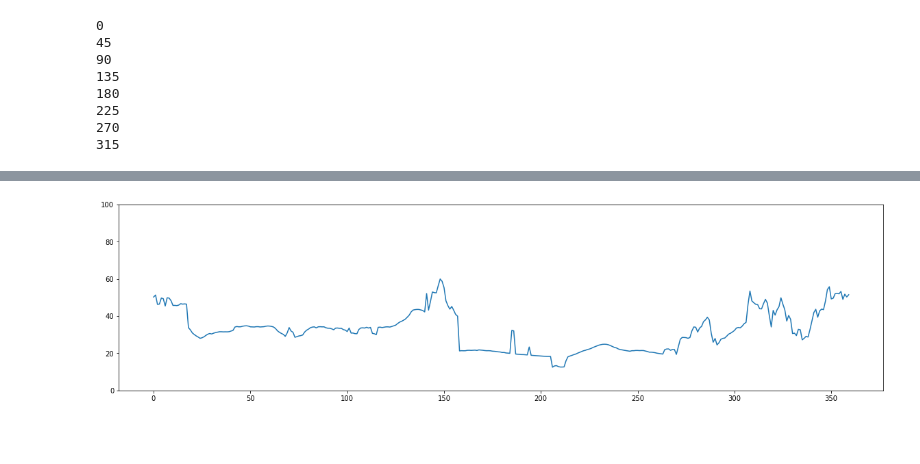
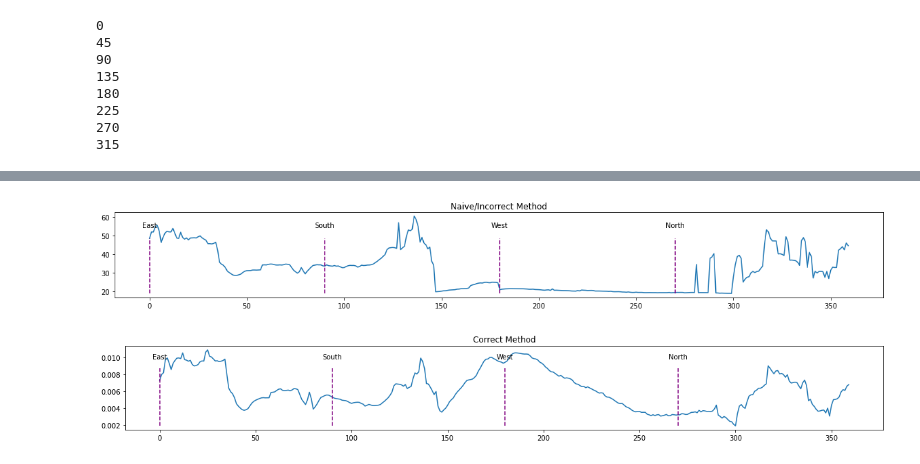
Before and after one commit to lewj85/horizon, a Jupyter notebook: horizon.ipynb, the cells around one changed output, grey strips where cells are left out. Cells and saved outputs as stored; diff of their text form; code cells hidden in the pictures; blank space fills up the shorter version.

Commit message:
Fixed horizon line via thetas, not elevations

```diff
--- a/horizon.ipynb
+++ b/horizon.ipynb
@@ -62,8 +38,10 @@ plt.show()
 # %%
-# correct min elevation?
-min_elevation = -1
+# #################################
+# # correct min elevation
+# #################################
+# min_elevation = -1
 
-i2 = np.where(demarray < min_elevation)
-demarray = demarray.copy()
-demarray[i2] = min_elevation
-print(demarray.min(), demarray.max())
+# i2 = np.where(demarray < min_elevation)
+# demarray = demarray.copy()
+# demarray[i2] = min_elevation
+# print(demarray.min(), demarray.max())
@@ -398,12 +372,40 @@ plt.show()
 # %%
-h2 = horizon_elevations.copy()
+###########################
+# GRAPH HORIZON
+###########################
+# NOTE: the lists right to left along the horizon (clockwise), but the graphs below are left to right (counterclockwise)
+#       so we have to reverse the lists to view them as they would appear in an image. this means we reverse cardinals too:
+cardinals = {0:"East", 90:"South", 180:"West", 270:"North"}
+
+# NOTE: due to field of view (the farther away, the smaller elevation appears), using horizon_elevations is deceptive
+h1 = horizon_elevations.copy()
+h1.reverse()
+fig1, ax1 = plt.subplots(figsize=(20,5))
+plt.subplot(211)
+plt.plot(h1)
+#plt.ylim(0,100)
+for key,value in cardinals.items():
+    plt.vlines(x=key, ymin=min(h1), ymax=0.8*max(h1), colors='purple', label=value, linestyle='dashed')
+    plt.annotate(text=value, xy=(key, 0.9*max(h1)), xytext=(key, 0.9*max(h1)), ha="center")
+plt.title("Naive/Incorrect Method")
+plt.show()
+
+# so use horizon_thetas instead and use opp = tan()*adj with a set adjacent length
+adj = 1 # this value doesn't matter if we are normalizing both our template and each subsection in the sliding window
+h2 = [adj*np.tan(x) for x in horizon_thetas] # can remove multiplying by adj altogether bc of above comment
 h2.reverse()
-fig = plt.figure(figsize=(20,5))
+fig2, ax2 = plt.subplots(figsize=(20,5))
+plt.subplot(212)
 plt.plot(h2)
-plt.ylim(0,100)
+#plt.ylim(0,100)
+for key,value in cardinals.items():
+    plt.vlines(x=key, ymin=min(h2), ymax=0.8*max(h2), colors='purple', label=value, linestyle='dashed')
+    plt.annotate(text=value, xy=(key, 0.9*max(h2)), xytext=(key, 0.9*max(h2)), ha="center")
+plt.title("Correct Method")
 plt.show()
 # %% [output]
-[figure, old version]
+[figure, new version]
+[figure, added]
 # %%
 # for encoded horizon template matching/LSH searches, compare derivative of elevations (encoded)
 #      so you don't have to get the initial elevation correct?
```
Also changed, not shown: parts of 11 cells of this notebook.
